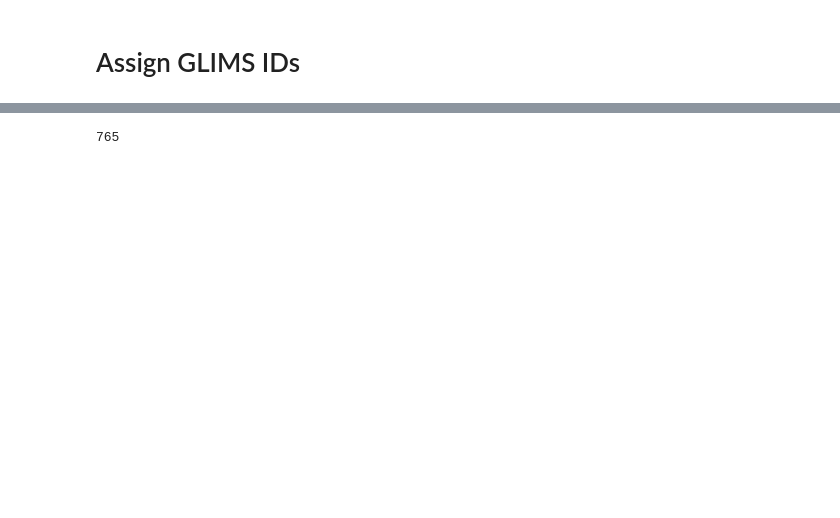
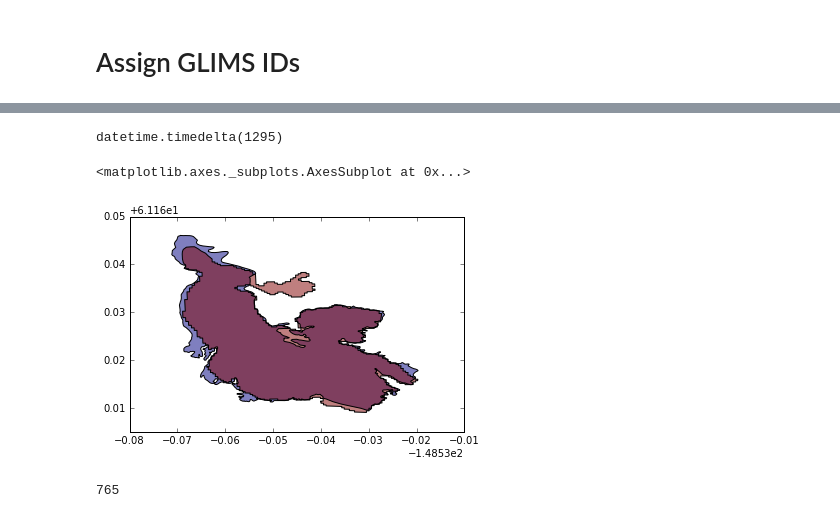
Before and after one commit to JohannesUIBK/glaciers-cci5, a Jupyter notebook: glaciers_cci5/Merge_LeBris_Paul_FoG.ipynb, the cells around one changed output, grey strips where cells are left out. Cells and saved outputs as stored; diff of their text form; code cells hidden in the pictures; blank space fills up the shorter version.

Commit message:
Improved GLIMS ID algorithm

```diff
--- a/glaciers_cci5/Merge_LeBris_Paul_FoG.ipynb
+++ b/glaciers_cci5/Merge_LeBris_Paul_FoG.ipynb
@@ -17,10 +18,12 @@ import salem
 # %%
 lp_p = 'C:\\Users\\jlandman\\Desktop\\LeBris_Paul\\ElevationChange_GlaciersSupp1km2_LessThan20%DataVoid.shp' # LeBris/Paul shape
 foga_p = 'C:\\Users\\jlandman\\Desktop\\DOI-WGMS-FoG-2015-11\\WGMS-FoG-2015-11-A-GENERAL-INFORMATION.csv'
+rgi_ak_p = 'C:\\Users\\jlandman\\Desktop\\01_rgi50_Alaska\\01_rgi50_Alaska_selecxt_LeBris_2km.shp'
 # %% [markdown]
 # Read files
 # %%
 lp = gpd.read_file(lp_p)
+rgi_ak = gpd.read_file(rgi_ak_p)
 lp['ID'] = lp['ID'].astype(int)
 foga = pd.read_csv(foga_p, encoding='iso-8859-1')
 # %% [markdown]
@@ -446,15 +477,23 @@ glims = salem.utils.read_shapefile('C:\\Users\\jlandman\\Desktop\\glims_db_20160
 glims_id_success = {}
 glims_id_fail = {}
 
+invest_date = dt.datetime.strptime(str(survey_date), '%Y%m%d') if str(survey_date)[4:]!='9999' else dt.datetime.strptime(str(survey_date)[:4]+'0630', '%Y%m%d')
 ct=0
 for k, row in template_a.iterrows():
     gp = shpg.Point(row.LONGITUDE, row.LATITUDE)
-    rectangle = shpg.Polygon([(row.LONGITUDE-0.1, row.LATITUDE-0.1), (row.LONGITUDE-0.1, row.LATITUDE+0.1), (row.LONGITUDE+0.1, row.LATITUDE-0.1), (row.LONGITUDE+0.1, row.LATITUDE-0.1)])
+    rectangle = shpg.Polygon([(row.LONGITUDE-0.00001, row.LATITUDE-0.00001), (row.LONGITUDE+0.00001, row.LATITUDE-0.00001), (row.LONGITUDE+0.00001, row.LATITUDE+0.00001), (row.LONGITUDE-0.00001, row.LATITUDE+0.00001)])
     subset = glims[glims.intersects(rectangle)]
-    #if isinstance(subset, pd.DataFrame):
-    for i, r in subset.iterrows():
-        ct+=1
-        if r.geometry.contains(gp):
-            glims_id_success[row.WGMS_ID] = r['glac_id']
+    if len(subset) == 1:
+        if subset.geometry.iloc[0].contains(gp):
+            glims_id_success[row.WGMS_ID] = subset['glac_id']
         else:
             glims_id_fail[row.WGMS_ID] = np.nan
+    elif len(subset) > 1:
+        glims_inv = [dt.datetime.strptime(d, '%Y-%m-%dT%H:%M:%S') for d in subset.src_date.values]    # GLIMS investigation date
+        date_diffs = [abs(invest_date-i) for i in glims_inv]  # absolute date differences to get the closest investigation date
+        ix_date_close = date_diffs.index(min(date_diffs))  # find index of the closest date
+        glims_id_close = subset.iloc[ix_date_close].glac_id # get closest GLIMS ID
+        glims_id_success[row.WGMS_ID] = glims_id_close
+        print(subset.src_date.values, subset.glac_id.values,glims_id_close)
+    else:
+        glims_id_fail[row.WGMS_ID] = np.nan
@@ -461,3 +518,14 @@ for k, row in template_a.iterrows():
+# %%
+invest_date = dt.datetime.strptime(str(survey_date), '%Y%m%d') if str(survey_date)[4:]!='9999' else dt.datetime.strptime(str(survey_date)[:4]+'0630', '%Y%m%d')
+glims_inv = [dt.datetime.strptime(d, '%Y-%m-%dT%H:%M:%S') for d in subset.anlys_time.values]
+min([abs(invest_date- i) for i in glims_inv])
+# %% [output]
+datetime.timedelta(1295)
+# %%
+subset.plot()
+# %% [output]
+<matplotlib.axes._subplots.AxesSubplot at 0x...>
+[figure, added]
 # %%
 len(glims_id_success)
 # %% [output]
```
Also changed, not shown: parts of 6 cells of this notebook.
